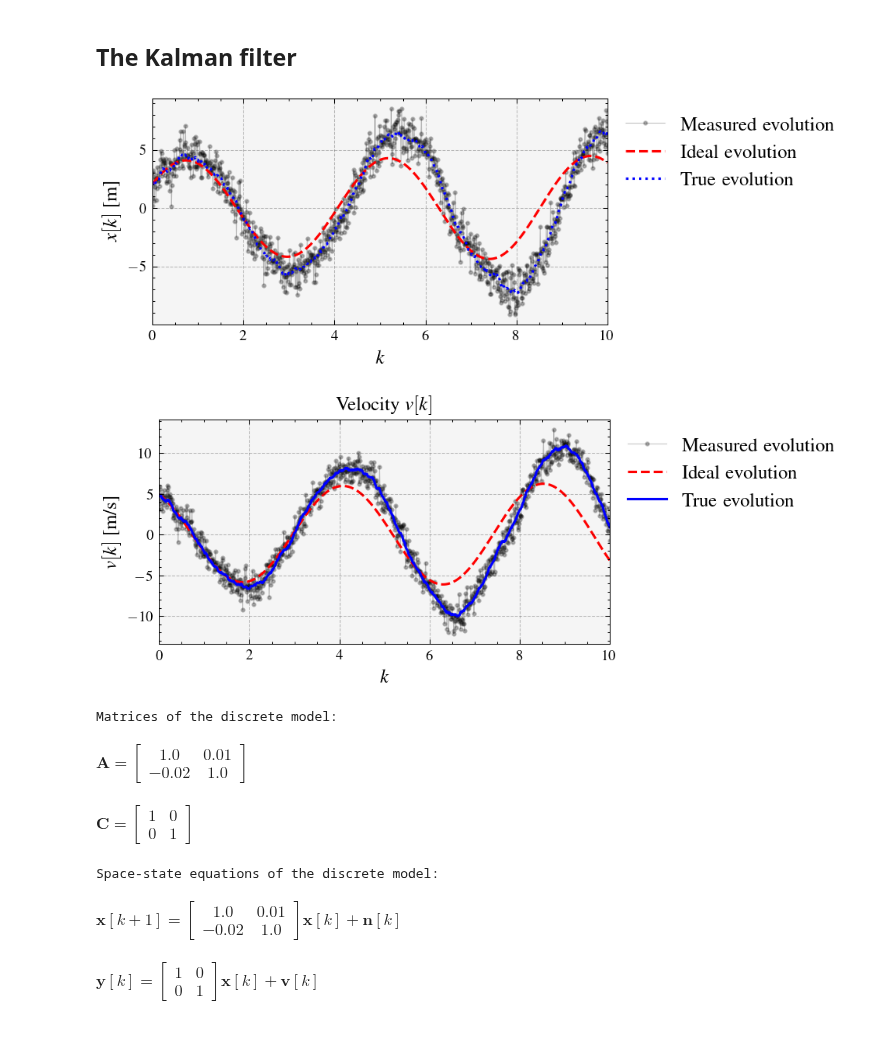
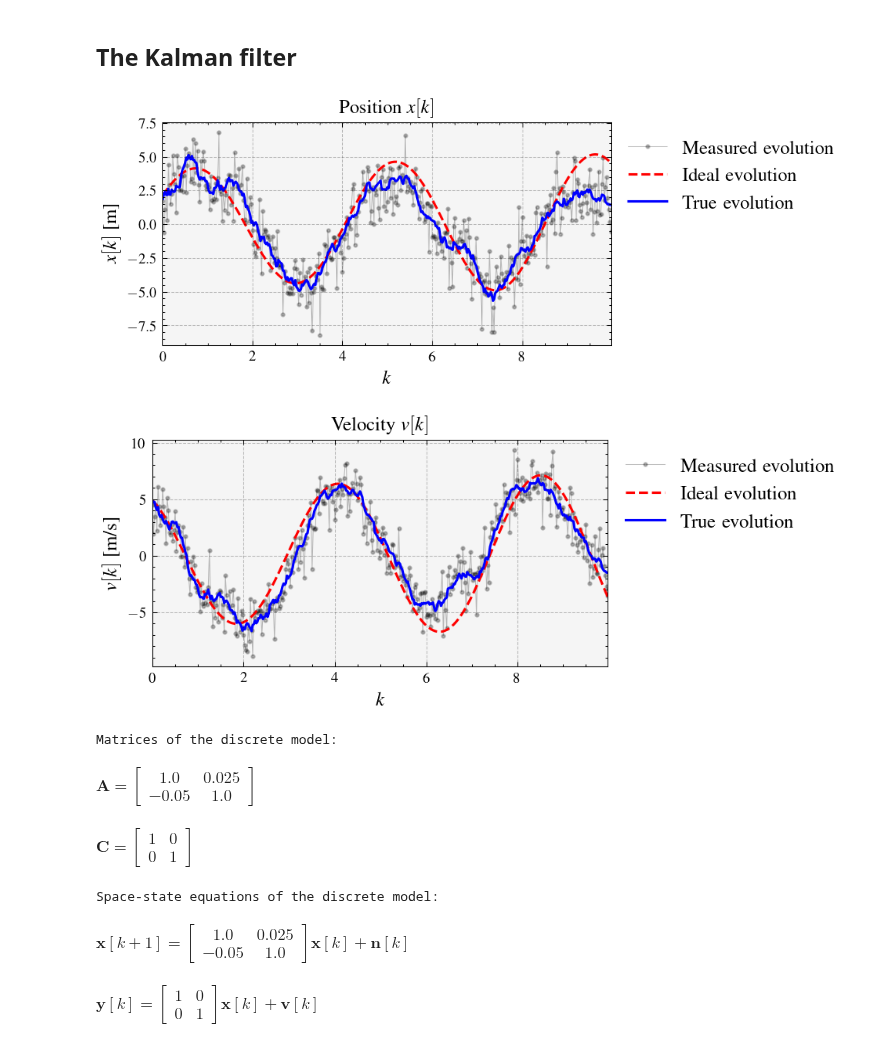
Before and after one commit to edsonportosilva/AdaptiveSignalProcessing, a Jupyter notebook: notebooks/7. Kalman filters.ipynb, the cells around one changed output. Drawn from its saved outputs; the diff is of its cells as text; code cells hidden in the pictures.

```diff
--- a/notebooks/7. Kalman filters.ipynb
+++ b/notebooks/7. Kalman filters.ipynb
@@ -162,51 +162,51 @@ def simulate_mass_spring(dt, total_time, x_init, k, m, σ2):
 np.random.seed(seed=123)  # fixing the seed to get reproducible results
 
 # Define parameters
-dt = 0.01              # Time step in seconds
+dt = 0.025              # Time step in seconds
 total_time = 10.0      # Total simulation time in seconds
 x_init = np.array([[2.0], [5]])    # Initial position (1 meter) and initial velocity (0 m/s)
 k = 2.0                # Spring constant (N/m)
 m = 1.0                # Mass (kg)
 
 # process noise
-σ2_n = 0.005
+σ2_n = 0.05
 
 # measurement noise
-x_var = 1
-dxdt_var = 0.025
+σ2_v = 2
 
 # Simulate the mass-spring system
 x, A = simulate_mass_spring(dt, total_time, x_init, k, m, σ2_n)
 x_noiseLess, A = simulate_mass_spring(dt, total_time, x_init, k, m, 0)
 
-x_meas = x + np.random.normal(0, np.sqrt(x_var), x.shape[1])
+x_meas = x + np.random.normal(0, np.sqrt(σ2_v), x.shape[1])
 t = np.arange(0, total_time, dt)
 
 plt.figure(1)
+plt.title('Position $x[k]$')
 plt.plot(t, x_meas[0],'-o',linewidth=0.5,alpha=0.25,label='Measured evolution')
 plt.plot(t, x_noiseLess[0],linewidth=1.5,label='Ideal evolution')
-plt.plot(t, x[0],linewidth=1.5,label='True evolution')
-plt.xlim(0,10)
+plt.plot(t, x[0],'-',linewidth=1.5,label='True evolution')
+plt.xlim(0,np.max(t))
 plt.legend()
 plt.grid()
 plt.ylabel('$x[k]$ [m]')
 plt.xlabel('$k$')
 plt.legend(bbox_to_anchor=(1, 1))
 #plt.plot(t, dxdt)
 
 plt.figure(2)
 plt.title('Velocity $v[k]$')
 plt.plot(t, x_meas[1,:],'-o',alpha=0.25, label='Measured evolution')
 plt.plot(t, x_noiseLess[1,:],'--', linewidth=1.5,label='Ideal evolution')
 plt.plot(t, x[1,:],'-', linewidth=1.5, label='True evolution')
-plt.xlim(0,10)
+plt.xlim(0,np.max(t))
 plt.ylabel('$v[k]$ [m/s]')
 plt.xlabel('$k$')
 plt.legend(bbox_to_anchor=(1, 1))
 plt.grid();
 # %% [output]
-[figure, old version]
+[figure, new version]
-[figure, old version]
+[figure, new version]
 # %%
 print('Matrices of the discrete model:')
 symdisp('\\boldsymbol{A} =', sp.Matrix(A))
@@ -219,10 +219,10 @@ symdisp('\\boldsymbol{x}[k+1] ='+ sp.latex(sp.Matrix(A))+'\\boldsymbol{x}[k] + \
 symdisp('\\boldsymbol{y}[k] ='+ sp.latex(sp.Matrix(C))+'\\boldsymbol{x}[k] + \\boldsymbol{v}[k]', )
 # %% [output]
 Matrices of the discrete model:
-$\displaystyle \boldsymbol{A} =\left[\begin{matrix}1.0 & 0.01\\-0.02 & 1.0\end{matrix}\right]\;\mathrm{ }$
+$\displaystyle \boldsymbol{A} =\left[\begin{matrix}1.0 & 0.025\\-0.05 & 1.0\end{matrix}\right]\;\mathrm{ }$
 $\displaystyle \boldsymbol{C} =\left[\begin{matrix}1 & 0\\0 & 1\end{matrix}\right]\;\mathrm{ }$
 Space-state equations of the discrete model:
-$\displaystyle \boldsymbol{x}[k+1] =\left[\begin{matrix}1.0 & 0.01\\-0.02 & 1.0\end{matrix}\right]\boldsymbol{x}[k] + \boldsymbol{n}[k]\mathrm{ }$
+$\displaystyle \boldsymbol{x}[k+1] =\left[\begin{matrix}1.0 & 0.025\\-0.05 & 1.0\end{matrix}\right]\boldsymbol{x}[k] + \boldsymbol{n}[k]\mathrm{ }$
 $\displaystyle \boldsymbol{y}[k] =\left[\begin{matrix}1 & 0\\0 & 1\end{matrix}\right]\boldsymbol{x}[k] + \boldsymbol{v}[k]\mathrm{ }$
 # %%
 print('Parâmetros de inicialização do:')
```
Also changed, not shown: parts of 3 cells of this notebook.
